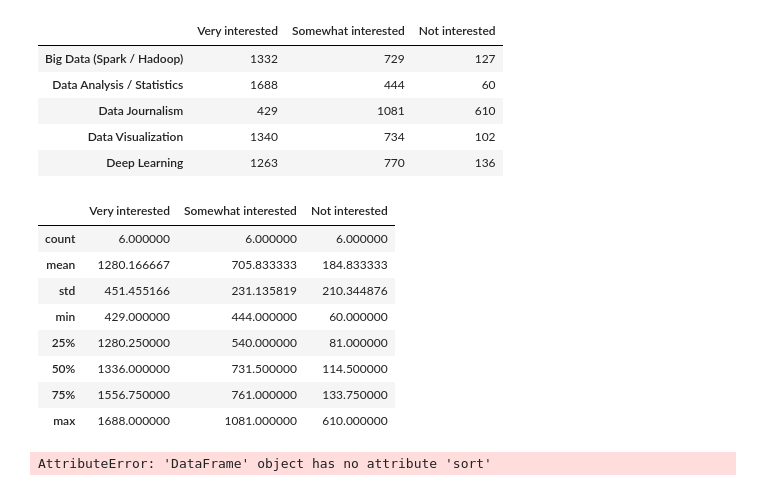
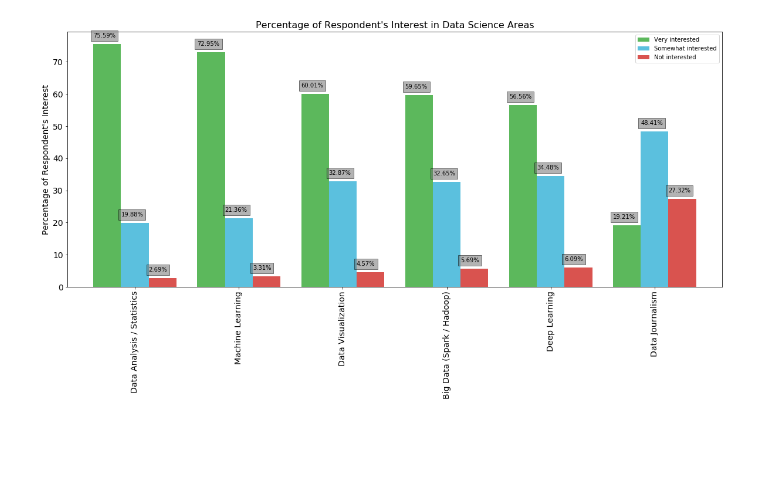
Before and after one commit to mohanprasath/course_work, a Jupyter notebook: coursera/data_visualization_with_python/Untitled.ipynb, the cells around one changed output. Cells and saved outputs as stored; diff of their text form; code cells hidden in the pictures; blank space fills up the shorter version.

```diff
--- a/coursera/data_visualization_with_python/Untitled.ipynb
+++ b/coursera/data_visualization_with_python/Untitled.ipynb
@@ -1,26 +0,0 @@
-# %%
-import pandas as pd
-
-# https://cocl.us/datascience_survey_data
-data = pd.read_csv("https://cocl.us/datascience_survey_data", index_col=0)
-data.head()
-# %% [output]
-|  | Very interested | Somewhat interested | Not interested |
-| Big Data (Spark / Hadoop) | 1332 | 729 | 127 |
-| Data Analysis / Statistics | 1688 | 444 | 60 |
-| Data Journalism | 429 | 1081 | 610 |
-| Data Visualization | 1340 | 734 | 102 |
-| Deep Learning | 1263 | 770 | 136 |
-# %%
-# data dscribed
-data.describe()
-# %% [output]
-|  | Very interested | Somewhat interested | Not interested |
-| count | 6.000000 | 6.000000 | 6.000000 |
-| mean | 1280.166667 | 705.833333 | 184.833333 |
-| std | 451.455166 | 231.135819 | 210.344876 |
-| min | 429.000000 | 444.000000 | 60.000000 |
-| 25% | 1280.250000 | 540.000000 | 81.000000 |
-| 50% | 1336.000000 | 731.500000 | 114.500000 |
-| 75% | 1556.750000 | 761.000000 | 133.750000 |
-| max | 1688.000000 | 1081.000000 | 610.000000 |
@@ -32,4 +0,0 @@ plt.bar(data, , width=0.8, bottom=None, *, align='center', data=None, **kwargs)[
-# %%
-data.sort("Very interested")
-# %% [output]
-AttributeError: 'DataFrame' object has no attribute 'sort'
@@ -35,0 +16,30 @@ AttributeError: 'DataFrame' object has no attribute 'sort'
+# %%
+import pandas as pd
+import matplotlib.pyplot as plt
+%matplotlib inline
+
+# https://cocl.us/datascience_survey_data
+data = pd.read_csv("https://cocl.us/datascience_survey_data", index_col=0)
+# print(data.head())
+# data dscribed
+# data.describe()
+
+data = data.sort_values("Very interested", ascending=False)
+data = ((data * 100) / 2233).round(2)
+
+# plt.bar(data, , width=0.8, bottom=None, *, align='center', data=None, **kwargs)
+# ax = df[['V1','V2']].plot(kind='bar', title ="V comp", figsize=(15, 10), legend=True, fontsize=12)
+ax = data.plot(kind='bar',
+               width=0.8, figsize=(20, 8), legend=True, fontsize=14, color=['#5cb85c', '#5bc0de', '#d9534f'])
+ax.set_title("Percentage of Respondent's Interest in Data Science Areas", fontsize=16)
+ax.set_ylabel('Percentage of Respondent\'s Interest', fontsize=14)
+
+for i in ax.patches:
+    # get_x pulls left or right; get_height pushes up or down
+    ax.text(i.get_x(), i.get_height()+ 2, \
+            str(round(i.get_height(), 2))+'%', fontsize=10,
+                color='black', bbox=dict(facecolor='dimgrey', alpha=0.5))
+
+plt.show()
+# %% [output]
+[figure, added]
```
Also changed, not shown: parts of 4 cells of this notebook, 7 other files.
